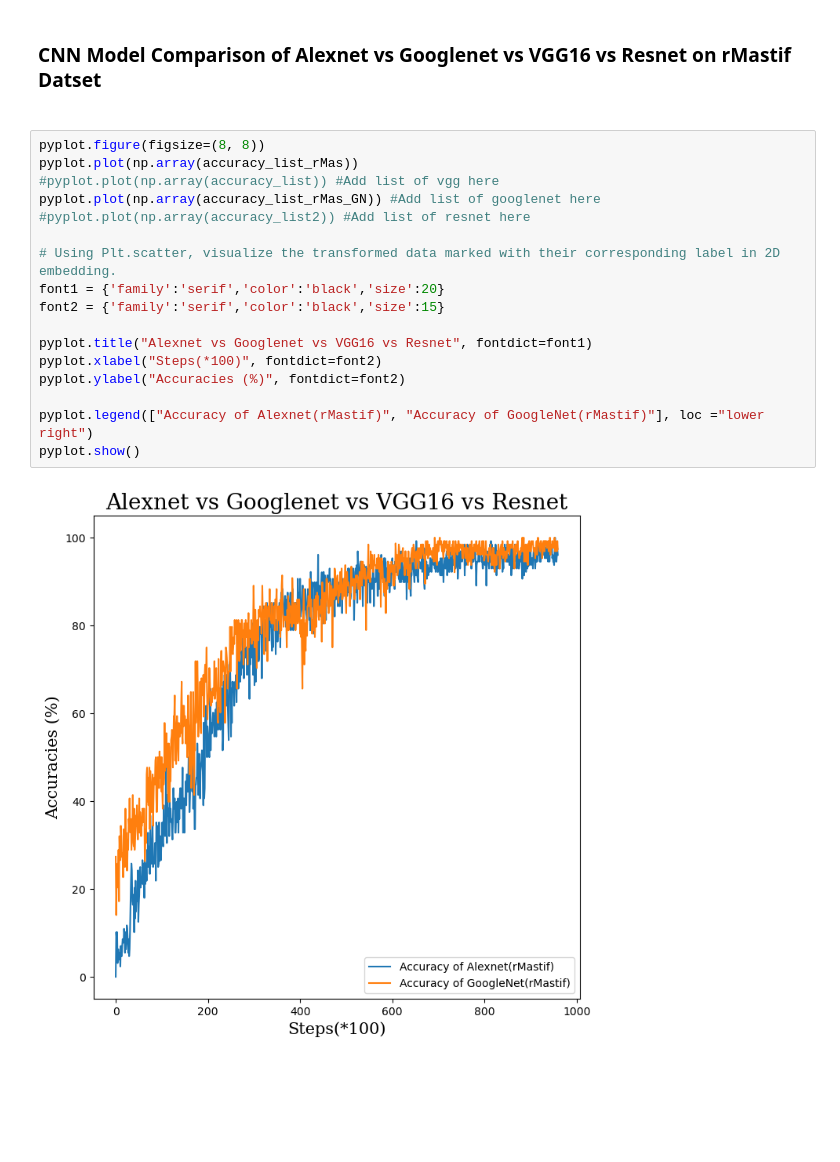
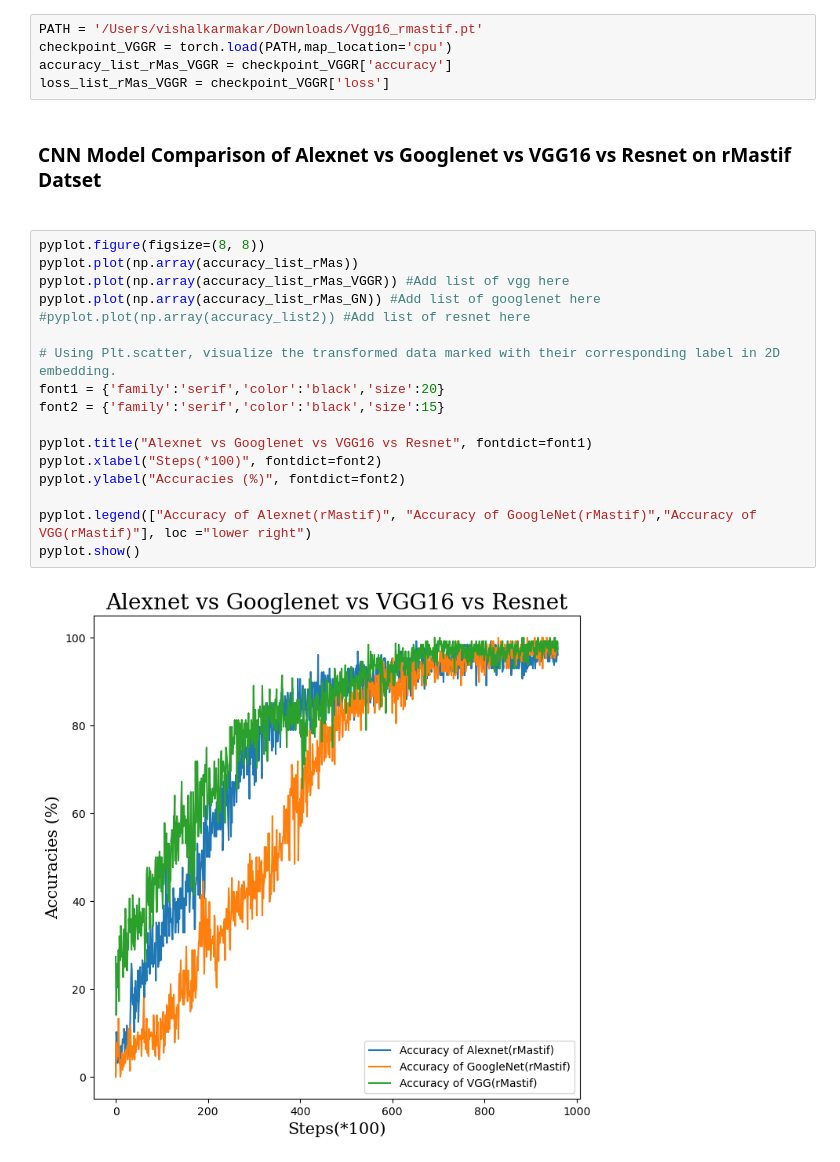
Before and after one commit to karmakarvishal/COMP6721_Group_T, a Jupyter notebook: Comparisons/comparison.ipynb, the cells around one changed output. Drawn from its saved outputs; the diff is of its cells as text; blank space fills up the shorter version.

Commit message:
VGG Comparison rMastif 2

```diff
--- a/Comparisons/comparison.ipynb
+++ b/Comparisons/comparison.ipynb
@@ -74,24 +74,29 @@ PATH = '/Users/vishalkarmakar/Desktop/GoogleNet_rMASTif_acc_lss_list.pt'
 checkpoint_GN = torch.load(PATH,map_location='cpu')
 accuracy_list_rMas_GN = checkpoint_GN['accuracy']
 loss_list_rMas_GN = checkpoint_GN['loss']
+# %%
+PATH = '/Users/vishalkarmakar/Downloads/Vgg16_rmastif.pt'
+checkpoint_VGGR = torch.load(PATH,map_location='cpu')
+accuracy_list_rMas_VGGR = checkpoint_VGGR['accuracy']
+loss_list_rMas_VGGR = checkpoint_VGGR['loss']
 # %% [markdown]
 <h3> CNN Model Comparison of Alexnet vs Googlenet vs VGG16 vs Resnet on rMastif Datset <h3>
 # %%
 pyplot.figure(figsize=(8, 8))
 pyplot.plot(np.array(accuracy_list_rMas))
-#pyplot.plot(np.array(accuracy_list)) #Add list of vgg here
+pyplot.plot(np.array(accuracy_list_rMas_VGGR)) #Add list of vgg here
 pyplot.plot(np.array(accuracy_list_rMas_GN)) #Add list of googlenet here
 #pyplot.plot(np.array(accuracy_list2)) #Add list of resnet here
 
 # Using Plt.scatter, visualize the transformed data marked with their corresponding label in 2D embedding.
 font1 = {'family':'serif','color':'black','size':20}
 font2 = {'family':'serif','color':'black','size':15}
 
 pyplot.title("Alexnet vs Googlenet vs VGG16 vs Resnet", fontdict=font1)
 pyplot.xlabel("Steps(*100)", fontdict=font2)
 pyplot.ylabel("Accuracies (%)", fontdict=font2)
 
-pyplot.legend(["Accuracy of Alexnet(rMastif)", "Accuracy of GoogleNet(rMastif)"], loc ="lower right")
+pyplot.legend(["Accuracy of Alexnet(rMastif)", "Accuracy of GoogleNet(rMastif)","Accuracy of VGG(rMastif)"], loc ="lower right")
 pyplot.show()
 # %% [output]
-[figure, old version]
+[figure, new version]
```
Also changed, not shown: parts of 1 cell of this notebook.
